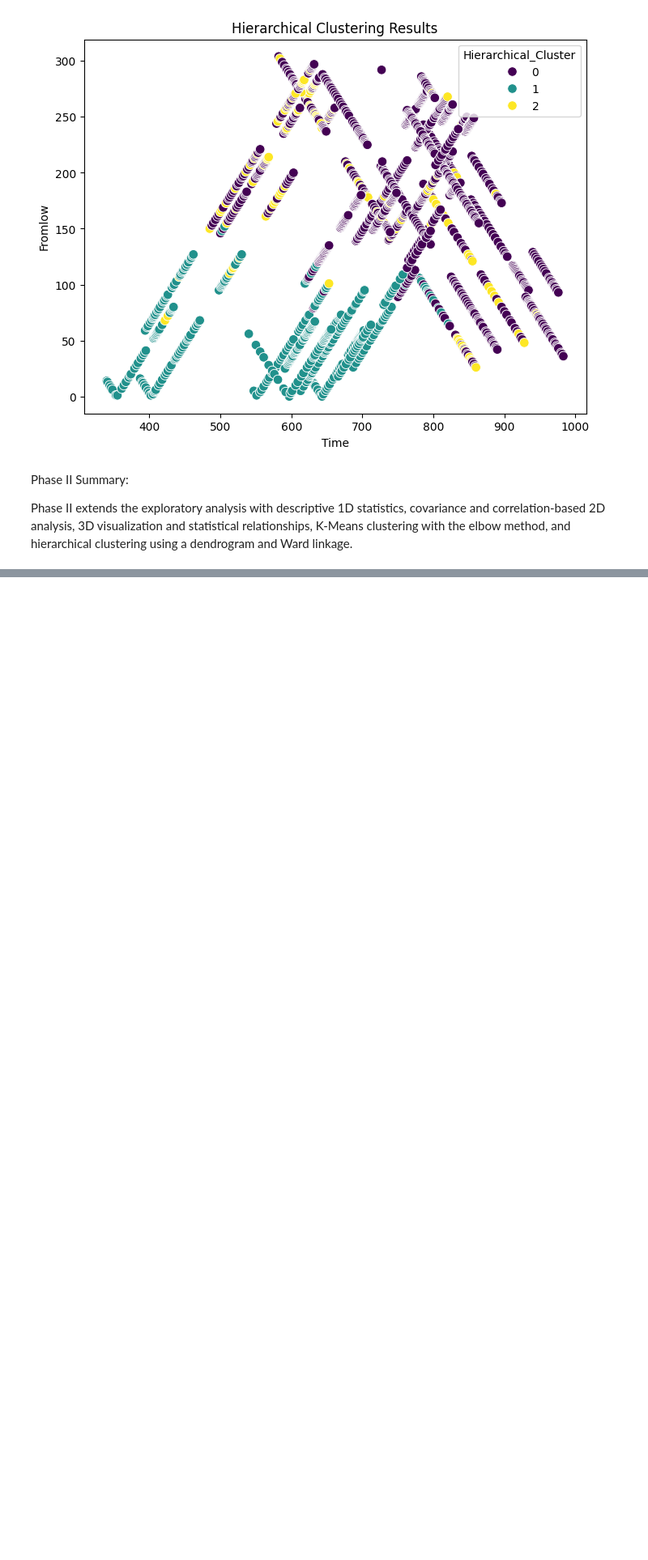
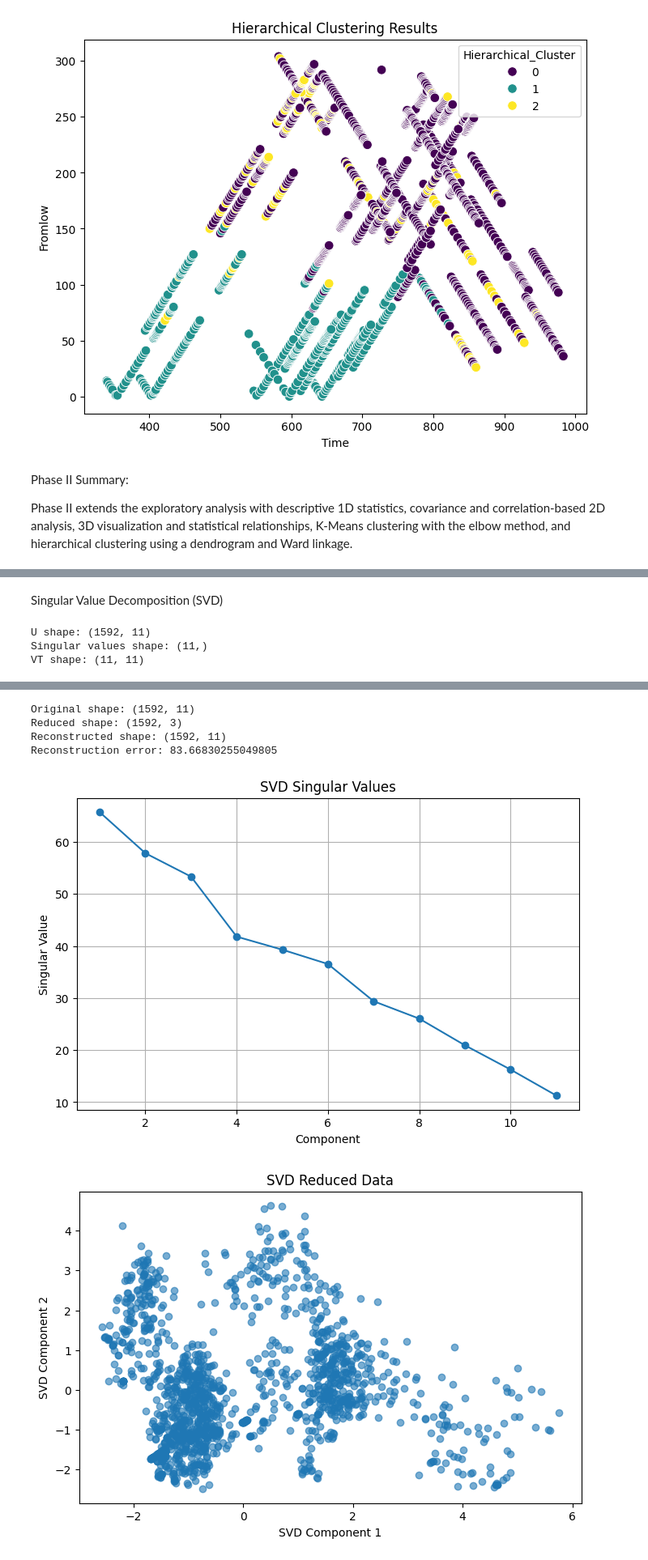
Before and after one commit to sansak-123/SanviSaket, a Jupyter notebook: 23BDS0210EDA_phase1.ipynb, the cells around one changed output, grey strips where cells are left out. Shown at 81% size. Cells and saved outputs as stored; diff of their text form; code cells hidden in the pictures; blank space fills up the shorter version.

```diff
--- a/23BDS0210EDA_phase1.ipynb
+++ b/23BDS0210EDA_phase1.ipynb
@@ -426,0 +505,46 @@ Phase II extends the exploratory analysis with descriptive 1D statistics, covari
+# %% [markdown]
+Singular Value Decomposition (SVD)
+# %%
+U, singular_values, VT = np.linalg.svd(X_scaled, full_matrices=False)
+
+print("U shape:", U.shape)
+print("Singular values shape:", singular_values.shape)
+print("VT shape:", VT.shape)
+
+svd_variance = singular_values ** 2 / np.sum(singular_values ** 2)
+svd_summary = pd.DataFrame({
+    "Component": np.arange(1, len(singular_values) + 1),
+    "Singular Value": singular_values,
+    "Variance Contribution": svd_variance,
+    "Cumulative Variance": np.cumsum(svd_variance)
+})
+
+display(svd_summary)
+
+k = min(3, len(singular_values))
+X_svd = U[:, :k] @ np.diag(singular_values[:k])
+X_reconstructed = X_svd @ VT[:k, :]
+
+print("Original shape:", X_scaled.shape)
+print("Reduced shape:", X_svd.shape)
+print("Reconstructed shape:", X_reconstructed.shape)
+print("Reconstruction error:", np.linalg.norm(X_scaled - X_reconstructed, ord='fro'))
+
+plt.figure(figsize=(8, 5))
+plt.plot(range(1, len(singular_values) + 1), singular_values, marker='o')
+plt.xlabel("Component")
+plt.ylabel("Singular Value")
+plt.title("SVD Singular Values")
+plt.grid()
+plt.show()
+
+plt.figure(figsize=(8, 5))
+plt.scatter(X_svd[:, 0], X_svd[:, 1], alpha=0.6)
+plt.xlabel("SVD Component 1")
+plt.ylabel("SVD Component 2")
+plt.title("SVD Reduced Data")
+plt.show()
+# %% [output]
+U shape: (1592, 11)
+Singular values shape: (11,)
+VT shape: (11, 11)
@@ -426,0 +563,6 @@ Phase II extends the exploratory analysis with descriptive 1D statistics, covari
+Original shape: (1592, 11)
+Reduced shape: (1592, 3)
+Reconstructed shape: (1592, 11)
+Reconstruction error: 83.66830255049805
+[figure, added]
+[figure, added]
```
Also changed, not shown: parts of 23 cells of this notebook.
